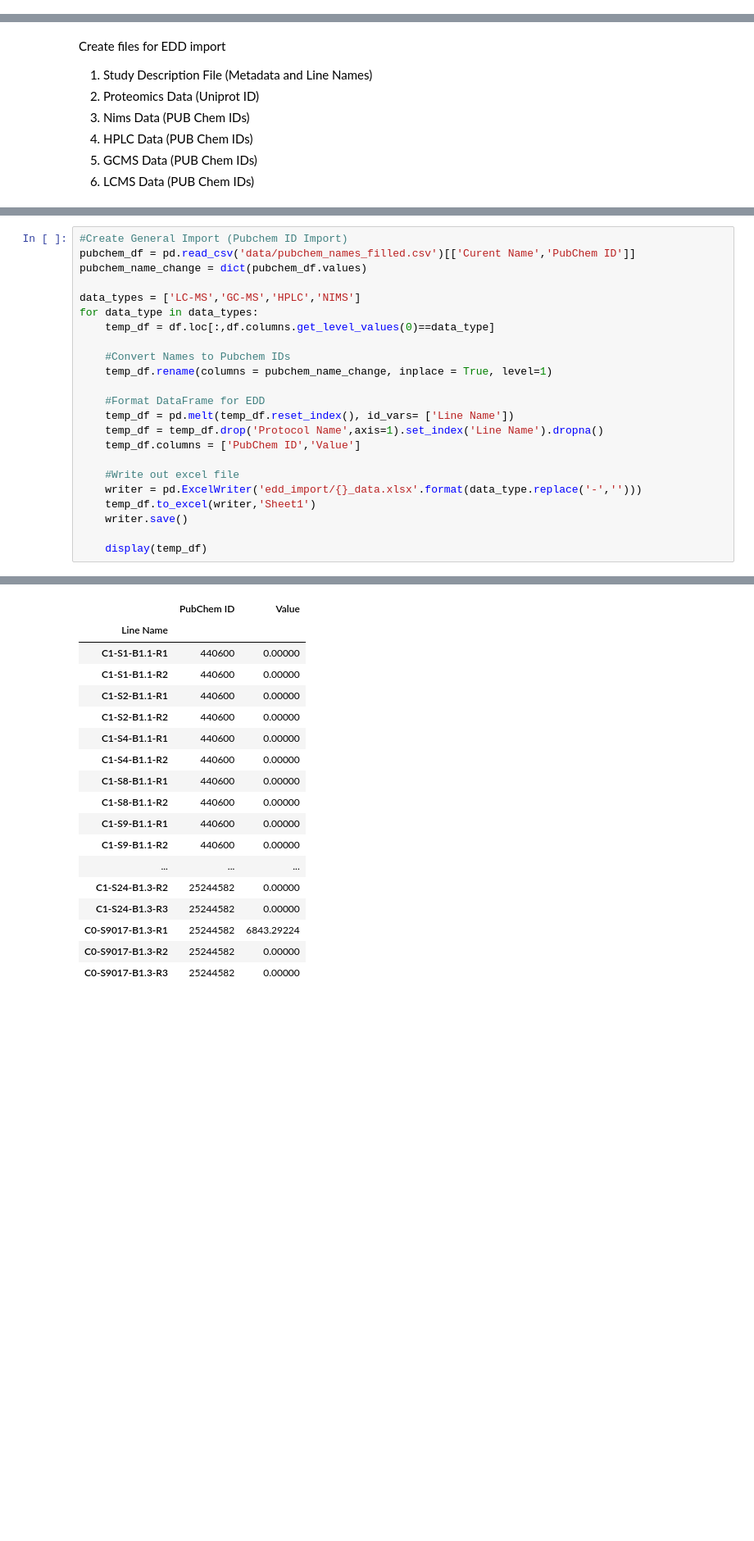
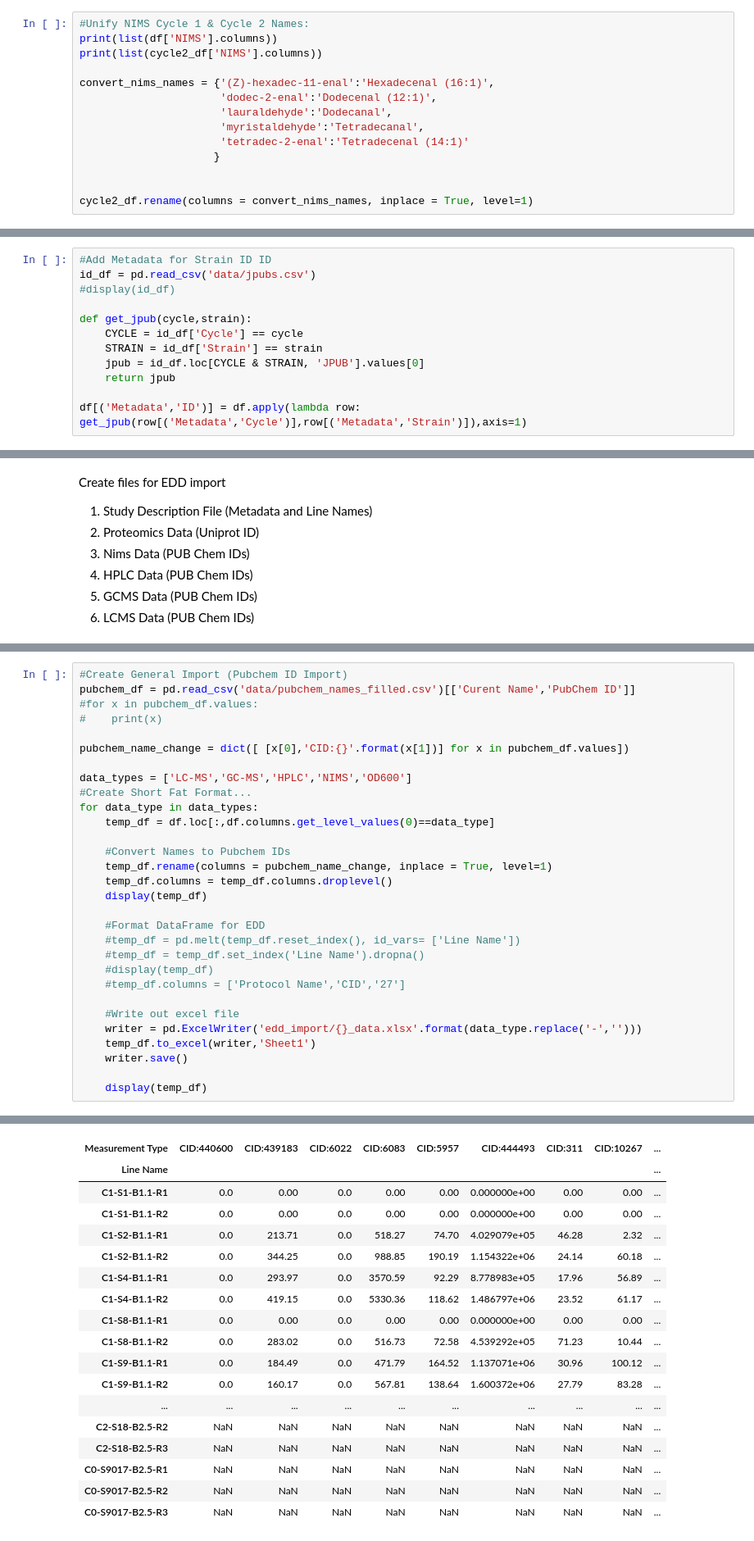
Before and after one commit to harel-coffee/Ajinomoto-auto, a Jupyter notebook: notebooks/EDDDataConvert.ipynb, the cells around one changed output, grey strips where cells are left out. Shown at 82% size. Saved outputs shown, nothing was run; the diff lists cells and outputs as text; blank space fills up the shorter version.

```diff
--- a/notebooks/EDDDataConvert.ipynb
+++ b/notebooks/EDDDataConvert.ipynb
@@ -387,0 +384,14 @@ See the caveats in the documentation: http://pandas.pydata.org/pandas-docs/stabl
+# %%
+#Unify NIMS Cycle 1 & Cycle 2 Names:
+print(list(df['NIMS'].columns))
+print(list(cycle2_df['NIMS'].columns))
+
+convert_nims_names = {'(Z)-hexadec-11-enal':'Hexadecenal (16:1)',
+                      'dodec-2-enal':'Dodecenal (12:1)',
+                      'lauraldehyde':'Dodecanal',
+                      'myristaldehyde':'Tetradecanal',
+                      'tetradec-2-enal':'Tetradecenal (14:1)'
+                     }
+
+
+cycle2_df.rename(columns = convert_nims_names, inplace = True, level=1)
@@ -603,6 +616,18 @@ CYCLE2 = df[('Metadata','Cycle')] == 2
 df[('Metadata','Copy Number')] = 15
 df.loc[CYCLE2 & ColE1,('Metadata','Copy Number')] = 30
 #display(df.loc[CYCLE2,('Metadata','Copy Number')])
+# %%
+#Add Metadata for Strain ID ID
+id_df = pd.read_csv('data/jpubs.csv')
+#display(id_df)
+
+def get_jpub(cycle,strain):
+    CYCLE = id_df['Cycle'] == cycle
+    STRAIN = id_df['Strain'] == strain
+    jpub = id_df.loc[CYCLE & STRAIN, 'JPUB'].values[0]
+    return jpub
+
+df[('Metadata','ID')] = df.apply(lambda row: get_jpub(row[('Metadata','Cycle')],row[('Metadata','Strain')]),axis=1)
 # %% [markdown]
 ### Write out CSV and Verify it!
 Write out CSVs for the complete aggrigate data set (Which I will use).  Additionally Write out EDD specific Files for upload and use By Ajinomoto People
@@ -682,46 +729,53 @@ writer.save()
 # %%
 #Create General Import (Pubchem ID Import)
 pubchem_df = pd.read_csv('data/pubchem_names_filled.csv')[['Curent Name','PubChem ID']]
-pubchem_name_change = dict(pubchem_df.values)
+#for x in pubchem_df.values:
+#    print(x)
 
-data_types = ['LC-MS','GC-MS','HPLC','NIMS']
+pubchem_name_change = dict([ [x[0],'CID:{}'.format(x[1])] for x in pubchem_df.values])
+
+data_types = ['LC-MS','GC-MS','HPLC','NIMS','OD600']
+#Create Short Fat Format...
 for data_type in data_types:
     temp_df = df.loc[:,df.columns.get_level_values(0)==data_type]
 
     #Convert Names to Pubchem IDs
     temp_df.rename(columns = pubchem_name_change, inplace = True, level=1)
+    temp_df.columns = temp_df.columns.droplevel()
+    display(temp_df)
 
     #Format DataFrame for EDD
-    temp_df = pd.melt(temp_df.reset_index(), id_vars= ['Line Name'])
-    temp_df = temp_df.drop('Protocol Name',axis=1).set_index('Line Name').dropna()
-    temp_df.columns = ['PubChem ID','Value']
+    #temp_df = pd.melt(temp_df.reset_index(), id_vars= ['Line Name'])
+    #temp_df = temp_df.set_index('Line Name').dropna()
+    #display(temp_df)
+    #temp_df.columns = ['Protocol Name','CID','27']
 
     #Write out excel file
     writer = pd.ExcelWriter('edd_import/{}_data.xlsx'.format(data_type.replace('-','')))
     temp_df.to_excel(writer,'Sheet1')
     writer.save()
 
     display(temp_df)
 # %% [output]
 A value is trying to be set on a copy of a slice from a DataFrame
 
 See the caveats in the documentation: http://pandas.pydata.org/pandas-docs/stable/indexing.html#indexing-view-versus-copy
   return super(DataFrame, self).rename(**kwargs)
-|  | PubChem ID | Value |
-| Line Name |  |  |
-| C1-S1-B1.1-R1 | 440600 | 0.00000 |
-| C1-S1-B1.1-R2 | 440600 | 0.00000 |
-| C1-S2-B1.1-R1 | 440600 | 0.00000 |
-| C1-S2-B1.1-R2 | 440600 | 0.00000 |
-| C1-S4-B1.1-R1 | 440600 | 0.00000 |
-| C1-S4-B1.1-R2 | 440600 | 0.00000 |
-| C1-S8-B1.1-R1 | 440600 | 0.00000 |
-| C1-S8-B1.1-R2 | 440600 | 0.00000 |
-| C1-S9-B1.1-R1 | 440600 | 0.00000 |
-| C1-S9-B1.1-R2 | 440600 | 0.00000 |
-| ... | ... | ... |
-| C1-S24-B1.3-R2 | 25244582 | 0.00000 |
-| C1-S24-B1.3-R3 | 25244582 | 0.00000 |
-| C0-S9017-B1.3-R1 | 25244582 | 6843.29224 |
-| C0-S9017-B1.3-R2 | 25244582 | 0.00000 |
-| C0-S9017-B1.3-R3 | 25244582 | 0.00000 |
+| Measurement Type | CID:440600 | CID:439183 | CID:6022 | CID:6083 | CID:5957 | CID:444493 | CID:311 | CID:10267 | ... |
+| Line Name |  |  |  |  |  |  |  |  | ... |
+| C1-S1-B1.1-R1 | 0.0 | 0.00 | 0.0 | 0.00 | 0.00 | 0.000000e+00 | 0.00 | 0.00 | ... |
+| C1-S1-B1.1-R2 | 0.0 | 0.00 | 0.0 | 0.00 | 0.00 | 0.000000e+00 | 0.00 | 0.00 | ... |
+| C1-S2-B1.1-R1 | 0.0 | 213.71 | 0.0 | 518.27 | 74.70 | 4.029079e+05 | 46.28 | 2.32 | ... |
+| C1-S2-B1.1-R2 | 0.0 | 344.25 | 0.0 | 988.85 | 190.19 | 1.154322e+06 | 24.14 | 60.18 | ... |
+| C1-S4-B1.1-R1 | 0.0 | 293.97 | 0.0 | 3570.59 | 92.29 | 8.778983e+05 | 17.96 | 56.89 | ... |
+| C1-S4-B1.1-R2 | 0.0 | 419.15 | 0.0 | 5330.36 | 118.62 | 1.486797e+06 | 23.52 | 61.17 | ... |
+| C1-S8-B1.1-R1 | 0.0 | 0.00 | 0.0 | 0.00 | 0.00 | 0.000000e+00 | 0.00 | 0.00 | ... |
+| C1-S8-B1.1-R2 | 0.0 | 283.02 | 0.0 | 516.73 | 72.58 | 4.539292e+05 | 71.23 | 10.44 | ... |
+| C1-S9-B1.1-R1 | 0.0 | 184.49 | 0.0 | 471.79 | 164.52 | 1.137071e+06 | 30.96 | 100.12 | ... |
+| C1-S9-B1.1-R2 | 0.0 | 160.17 | 0.0 | 567.81 | 138.64 | 1.600372e+06 | 27.79 | 83.28 | ... |
+| ... | ... | ... | ... | ... | ... | ... | ... | ... | ... |
+| C2-S18-B2.5-R2 | NaN | NaN | NaN | NaN | NaN | NaN | NaN | NaN | ... |
+| C2-S18-B2.5-R3 | NaN | NaN | NaN | NaN | NaN | NaN | NaN | NaN | ... |
+| C0-S9017-B2.5-R1 | NaN | NaN | NaN | NaN | NaN | NaN | NaN | NaN | ... |
+| C0-S9017-B2.5-R2 | NaN | NaN | NaN | NaN | NaN | NaN | NaN | NaN | ... |
+| C0-S9017-B2.5-R3 | NaN | NaN | NaN | NaN | NaN | NaN | NaN | NaN | ... |
```
Also changed, not shown: parts of 9 cells of this notebook, 11 other files.
